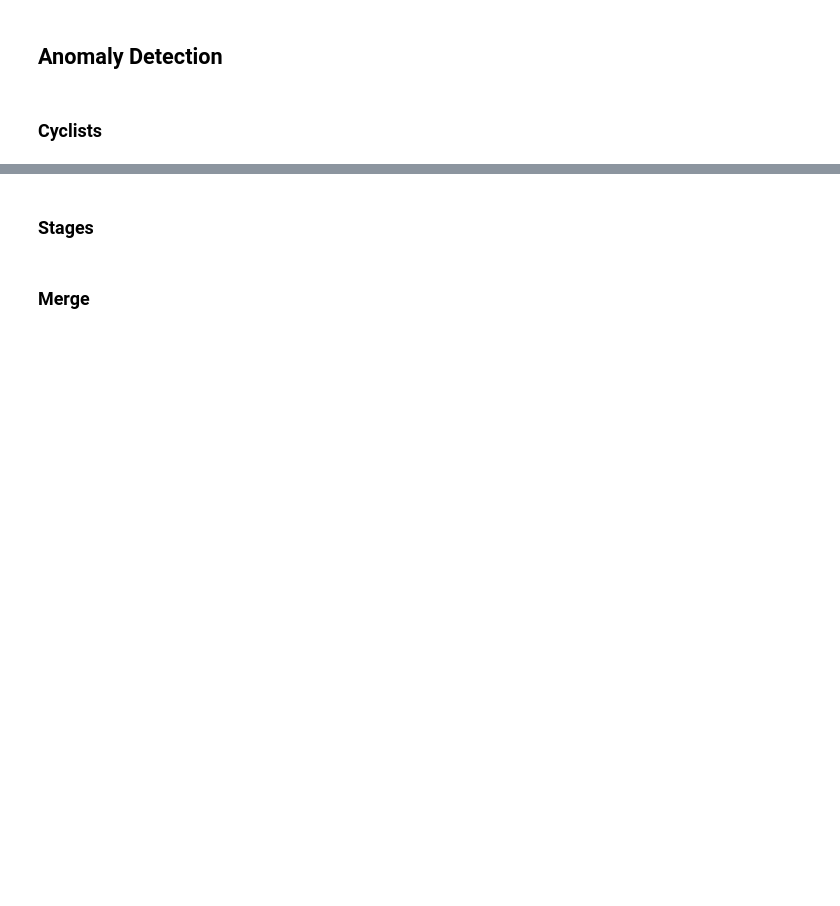
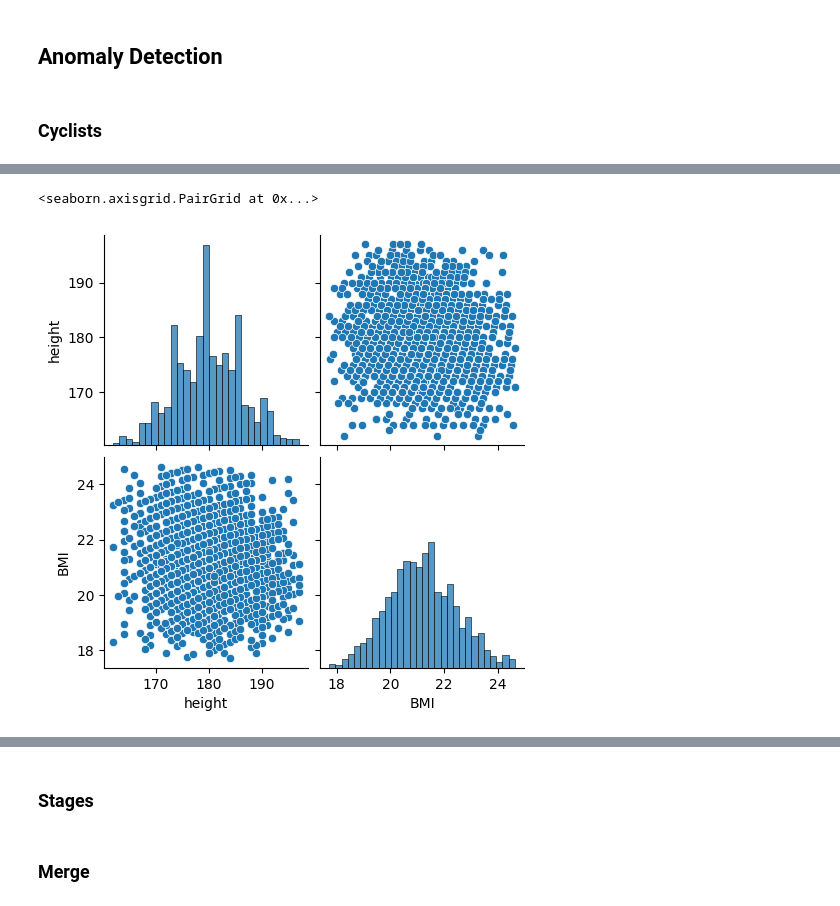
Before and after one commit to DiVitoTommaso/Cyclists-Races_Data-Mining, a Jupyter notebook: FeatEng.ipynb, the cells around one changed output, grey strips where cells are left out. Drawn from its saved outputs; the diff is of its cells as text; code cells hidden in the pictures; blank space fills up the shorter version.

```diff
--- a/FeatEng.ipynb
+++ b/FeatEng.ipynb
@@ -135,0 +163,9 @@ plt.show()
+# %%
+Q1 = cyclist_df[["height", "BMI"]].quantile(0.25)
+Q3 = cyclist_df[["height", "BMI"]].quantile(0.75)
+IQR = Q3 - Q1
+mask = (cyclist_df[["height", "BMI"]] > (Q1 - 1.5 * IQR)) & (
+    cyclist_df[["height", "BMI"]] < (Q3 + 1.5 * IQR)
+)
+cyclist_no_outliers_df = cyclist_df[mask.all(axis=1)]
+cyclist_no_outliers_df
@@ -135,0 +186,5 @@ plt.show()
+# %%
+sns.pairplot(cyclist_no_outliers_df[["height", "BMI"]])
+# %% [output]
+<seaborn.axisgrid.PairGrid at 0x...>
+[figure, added]
```
Also changed, not shown: parts of 7 cells of this notebook, 2 other files.
